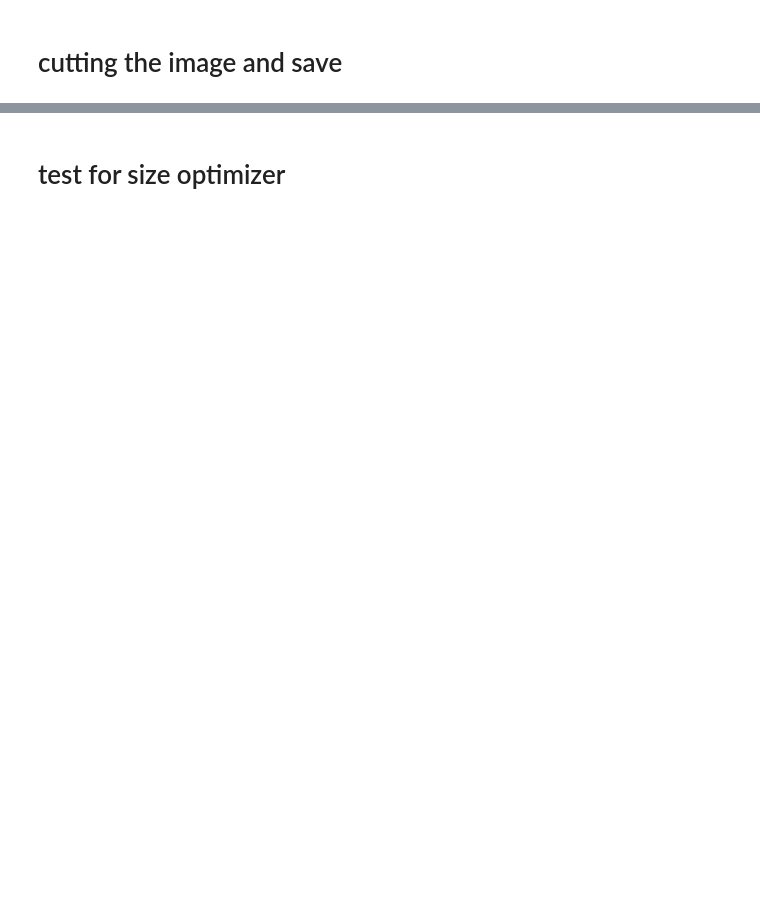
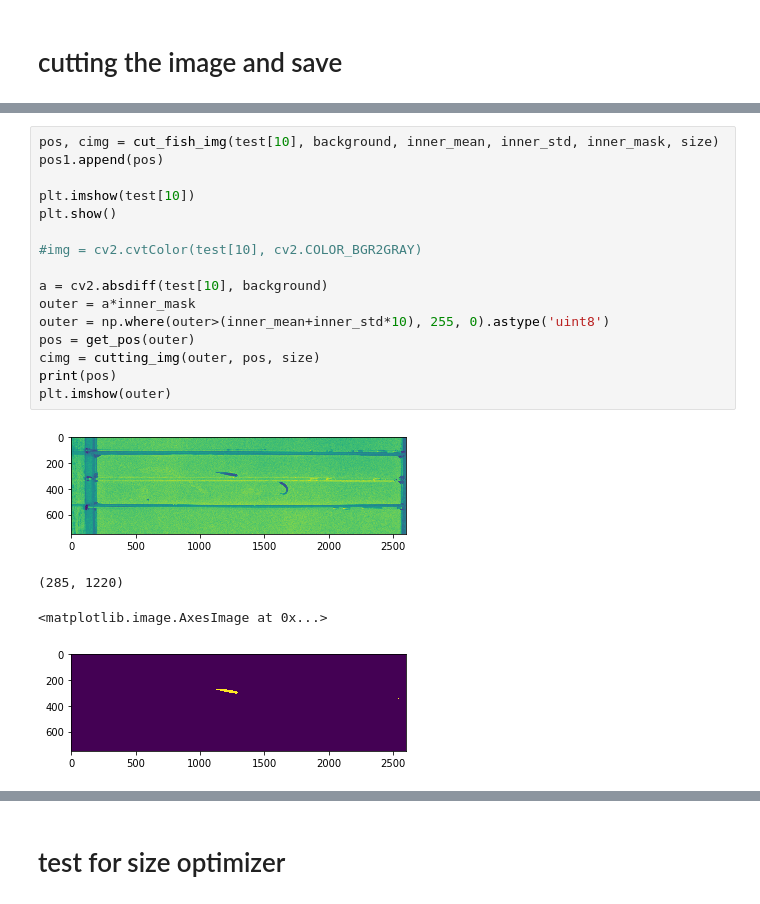
Before and after one commit to isis0517/ZippedFish, a Jupyter notebook: compress_alpha.ipynb, the cells around one changed output, grey strips where cells are left out. Cells and saved outputs as stored; diff of their text form; blank space fills up the shorter version.

```diff
--- a/compress_alpha.ipynb
+++ b/compress_alpha.ipynb
@@ -421,3 +640,24 @@ op_size :  73
+# %%
+pos, cimg = cut_fish_img(test[10], background, inner_mean, inner_std, inner_mask, size)
+pos1.append(pos)
+
+plt.imshow(test[10])
+plt.show()
+
+#img = cv2.cvtColor(test[10], cv2.COLOR_BGR2GRAY)
+
+a = cv2.absdiff(test[10], background)
+outer = a*inner_mask
+outer = np.where(outer>(inner_mean+inner_std*10), 255, 0).astype('uint8')
+pos = get_pos(outer)
+cimg = cutting_img(outer, pos, size)
+print(pos)
+plt.imshow(outer)
+# %% [output]
+[figure, added]
+(285, 1220)
+<matplotlib.image.AxesImage at 0x...>
+[figure, added]
 # %%
 pos1 = []
 pos2 = []
```
Also changed, not shown: parts of 17 cells of this notebook.
